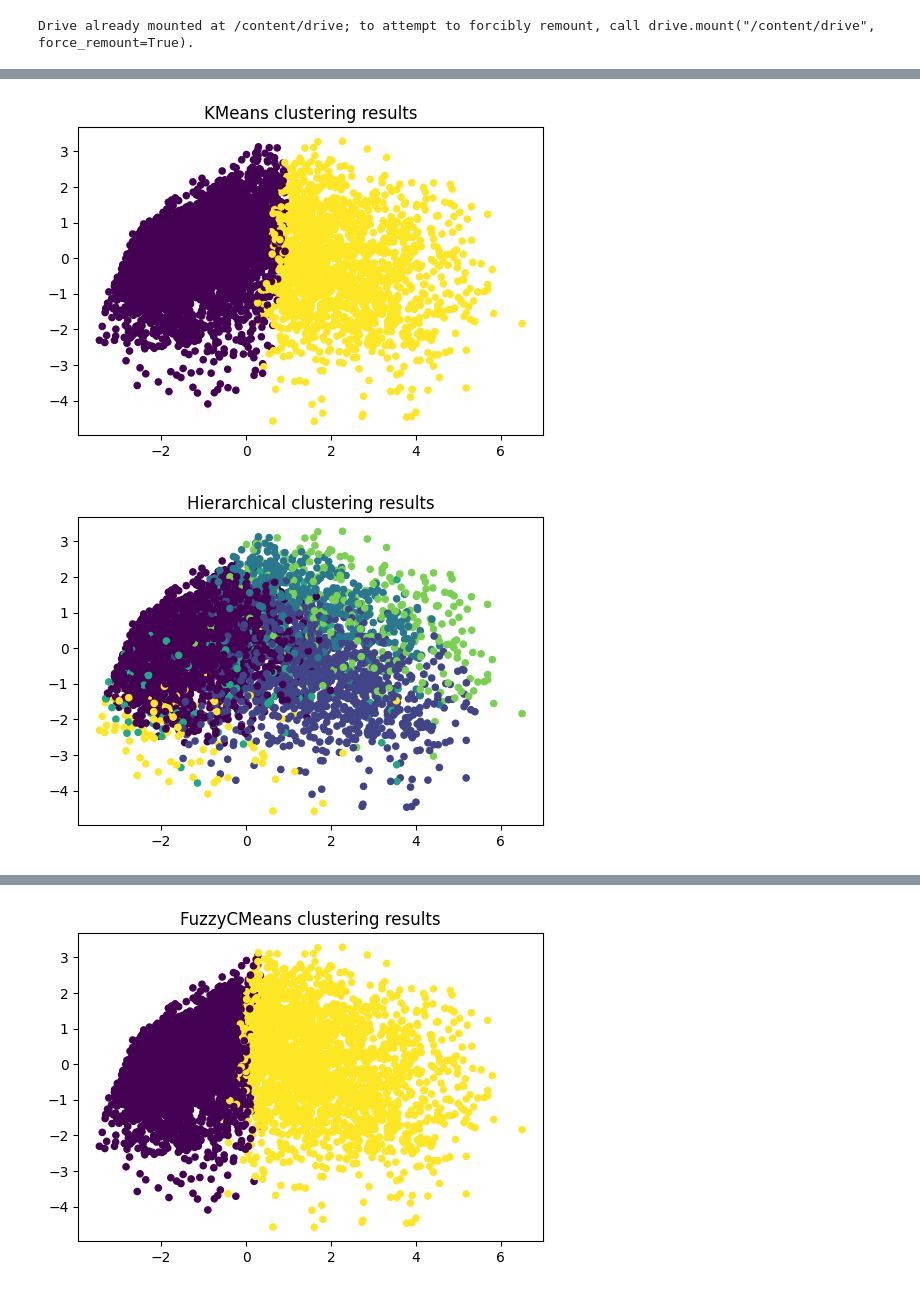
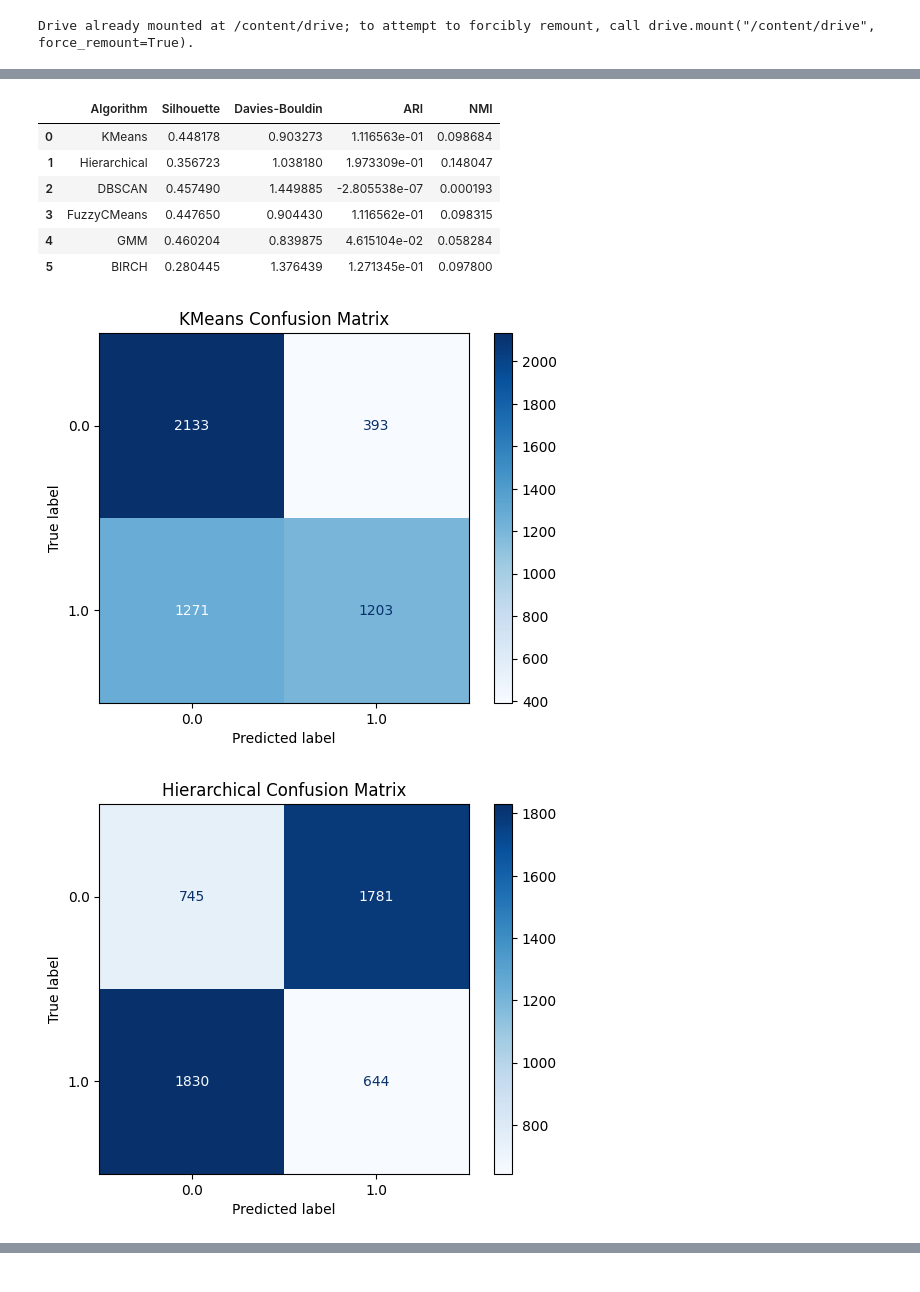
Before and after one commit to LucasChaney/CMPSCI4342, a Jupyter notebook: Proj_3/Cluster_Analysis.ipynb, the cells around one changed output, grey strips where cells are left out. Cells and saved outputs as stored; diff of their text form; code cells hidden in the pictures.

Commit message:
Updated version with better hyperparameter tuning

```diff
--- a/Proj_3/Cluster_Analysis.ipynb
+++ b/Proj_3/Cluster_Analysis.ipynb
@@ -92,0 +95,4 @@ plt.xlabel('PC1'); plt.ylabel('PC2'); plt.show()
+# %%
+# Apply PCA with chosen number of components
+pca = PCA(n_components=best_pc_n, svd_solver='randomized', random_state=42)
+X_reduced = pca.fit_transform(X_scaled)
@@ -102 +167,17 @@ plt.xlabel('Sample index'); plt.ylabel('Distance'); plt.show()
+# %%
+# Define clustering models with tuned parameters
+models = [
+    ('KMeans', KMeans(n_clusters=N_CLUSTERS, random_state=42)),
+    ('Hierarchical', AgglomerativeClustering(n_clusters=N_CLUSTERS)),
+    ('DBSCAN', DBSCAN(eps=best_db['eps'], min_samples=best_db['min_samples'])),
+    ('FuzzyCMeans', FCM(n_clusters=N_CLUSTERS, m=best_fcm['m'])),
+    ('GMM', GaussianMixture(n_components=N_CLUSTERS,
+                             covariance_type=best_gmm['cov'],
+                             random_state=42,
+                             reg_covar=1e-3)),
+    ('BIRCH', Birch(n_clusters=N_CLUSTERS))
+]
+
+results = []
+labels_store = {}
 # %%
@@ -166,40 +216,25 @@ Tuned FuzzyCMeans: k=2, m=1.5 (silhouette=0.145)
 # %%
-# Final clustering with tuned parameters
-models = [
-    ('KMeans', KMeans(n_clusters=results_tuning['KMeans']['k'], random_state=42)),
-    ('Hierarchical', AgglomerativeClustering(n_clusters=results_tuning['Hierarchical']['k'], linkage='ward')),
-    ('Birch', Birch(n_clusters=results_tuning['Birch']['k'])),
-    ('DBSCAN', DBSCAN(eps=results_tuning['DBSCAN']['eps'], min_samples=results_tuning['DBSCAN']['min_samples'])),
-    ('GMM', GaussianMixture(n_components=results_tuning['GMM']['k'], covariance_type=results_tuning['GMM']['cov'], random_state=42, reg_covar=1e-6)),
-    ('FuzzyCMeans', FCM(n_clusters=results_tuning['FuzzyCMeans']['k'], m=results_tuning['FuzzyCMeans']['m']))
-]
+# Display evaluation table
+metrics_df = pd.DataFrame(results)
+display(metrics_df)
+# %% [output]
+|  | Algorithm | Silhouette | Davies-Bouldin | ARI | NMI |
+| 0 | KMeans | 0.448178 | 0.903273 | 1.116563e-01 | 0.098684 |
+| 1 | Hierarchical | 0.356723 | 1.038180 | 1.973309e-01 | 0.148047 |
+| 2 | DBSCAN | 0.457490 | 1.449885 | -2.805538e-07 | 0.000193 |
+| 3 | FuzzyCMeans | 0.447650 | 0.904430 | 1.116562e-01 | 0.098315 |
+| 4 | GMM | 0.460204 | 0.839875 | 4.615104e-02 | 0.058284 |
+| 5 | BIRCH | 0.280445 | 1.376439 | 1.271345e-01 | 0.097800 |
 # %%
-for name, model in models:
-    if name == 'FuzzyCMeans':
-        model.fit(X)
-        labels = model.u.argmax(axis=1)
-    elif name == 'GMM':
-        labels = model.fit_predict(X)
-    else:
-        labels = model.fit_predict(X)
-    labels_store[name] = labels
-
-    plt.figure(figsize=(6,4))
-    plt.scatter(X_pca[:,0], X_pca[:,1], c=labels, s=20)
-    plt.title(f'{name} clustering results')
-    plt.show()
-
-    metrics = {
-        'Algorithm': name,
-        'Silhouette': silhouette_score(X, labels),
-        'Davies-Bouldin': davies_bouldin_score(X, labels)
-    }
-    metrics['ARI'] = adjusted_rand_score(y_true, labels)
-    metrics['NMI'] = normalized_mutual_info_score(y_true, labels)
-    results.append(metrics)
-
-metrics_df = pd.DataFrame(results)
-display(metrics_df)
+# Confusion matrices for valid models
+for name, labels in labels_store.items():
+    if len(np.unique(labels)) == N_CLUSTERS:
+        ConfusionMatrixDisplay.from_predictions(
+            y_true, labels,
+            display_labels=np.unique(y_true),
+            cmap='Blues'
+        )
+        plt.title(f'{name} Confusion Matrix'); plt.show()
 # %% [output]
-[figure, old version]
+[figure, new version]
-[figure, old version]
+[figure, new version]
@@ -209 +243,0 @@ display(metrics_df)
-[figure, removed]
```
Also changed, not shown: parts of 17 cells of this notebook.
